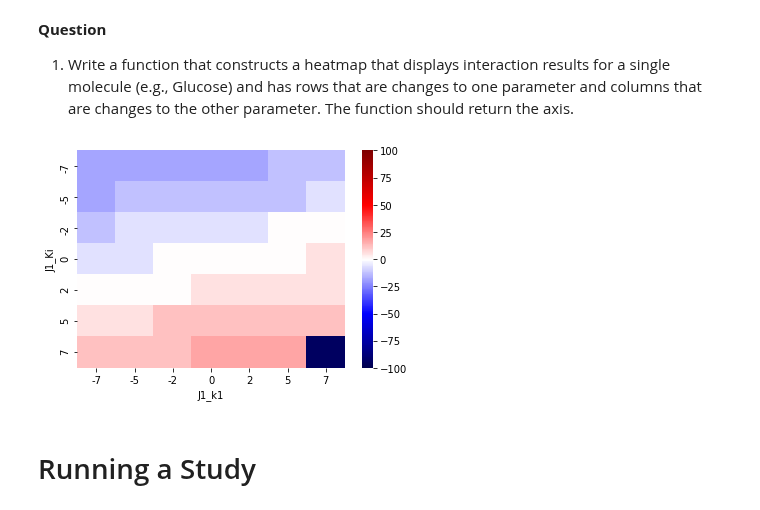
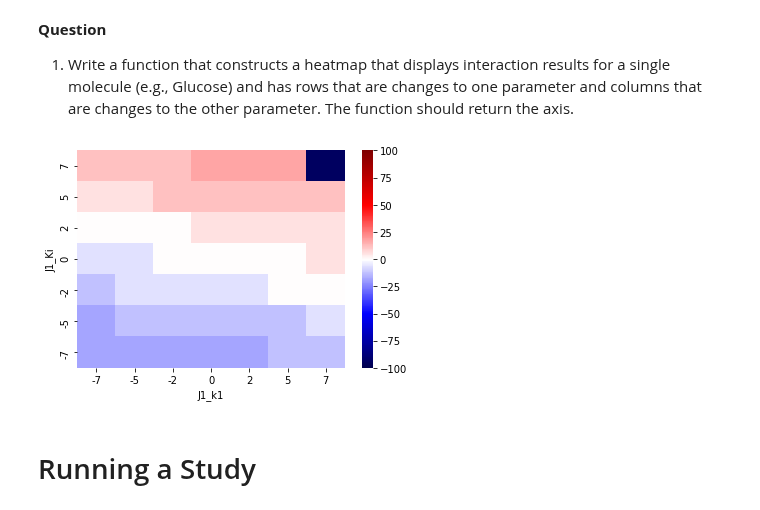
Before and after one commit to ModelEngineering/advancing-biomedical-models, a Jupyter notebook: lecture_6/6_computational_experiments_TFC.ipynb, the cells around one changed output. Drawn from its saved outputs; the diff is of its cells as text; code cells hidden in the pictures.

```diff
--- a/lecture_6/6_computational_experiments_TFC.ipynb
+++ b/lecture_6/6_computational_experiments_TFC.ipynb
@@ -207,26 +60,0 @@ assert(max(fftValues) > 90)  # Top frequency should have a large magnitude
-# %%
-def getFrequencyAmplitude(molecule, data):
-    """
-    Obtains the highest amplitude frequency and value for the molecule.
-
-    Parameters
-    ----------
-    molecule: str
-    data: NamedArray
-
-    Returns
-    -------
-    frequency: float
-    amplitude: float
-    """
-    # Return True if the expected frequency is among the topN frequencies with the largest amplitudes
-    frequencies, amplitudes = calculateFft(molecule, data=data)
-    # Find the indices of the largest amplitudes
-    sortedIndices = sorted(range(len(frequencies)), key=lambda i: amplitudes[i], reverse=True)
-    topIdx = sortedIndices[0]
-    return frequencies[topIdx], amplitudes[topIdx]
-
-# Tests
-frequency, amplitude = getFrequencyAmplitude("Glucose", WOLF_DATA)
-assert(frequency > 5.0)
-assert(amplitude > 90)
@@ -397,7 +87,7 @@ def runExperimentsTwoParameters(parameter1, parameter2, percent1s, percent2s, is
     INDEX1 = "index1"
     INDEX2 = "index2"
     # Calculate the baseline values
-    baseFrequencySer, baseAmplitudeSer = runExperiment({})
+    baseFrequencySer, baseAmplitudeSer = util_doe1.runExperiment({})
     #
     def calc(ser, isFrequency=True):
         if not isRelative:
@@ -421,7 +111,7 @@ def runExperimentsTwoParameters(parameter1, parameter2, percent1s, percent2s, is
                 index1.append(percent1)
                 index2.append(percent2)
                 parameterDct = {parameter1: percent1, parameter2: percent2}
-                frequencySer, amplitudeSer = runExperiment(parameterDct)
+                frequencySer, amplitudeSer = util_doe1.runExperiment(parameterDct)
                 if isFrequency:
                     ser = frequencySer
                 else:
@@ -566,34 +256,35 @@ assert(len(df.index) == len(df.columns))
 # %%
 def makeHeatmap(responseDF, molecule, isColorbar=True, ax=None, vmin=-100, vmax=100, cbar_ax=None):
     """
     Creates a heatmap showing the interactions of response values for two parameters.
 
     Parameters
     ----------
     reponseDF: DataFrame
         index: tuples of percent changes in parameter values
         columns: molecule
         values: response
     molecule: str
     isColorbar: bool
         show the colorbar
     vmin: float
         minimum value in color bar
     vmax: float
         maximum value in color bar
     cbar_ax: Axes
     """
     df = pivotResponse(responseDF, molecule)
+    df = df.sort_index(ascending=False)  # Show large values on top
     if ax is None:
         ax = sns.heatmap(df, cmap='seismic', vmin=vmin, vmax=vmax, cbar=isColorbar, cbar_ax=cbar_ax)
     else:
         _ = sns.heatmap(df, cmap='seismic', vmin=vmin, vmax=vmax, cbar=isColorbar, ax=ax, cbar_ax=cbar_ax)
     return ax
 
 # Tests
 _ = makeHeatmap(TEST_FDF, "ATP")
 # %% [output]
-[figure, old version]
+[figure, new version]
 # %% [markdown]
 # Running a Study
 # %% [markdown]
```
Also changed, not shown: parts of 24 cells of this notebook, 9 other files.
